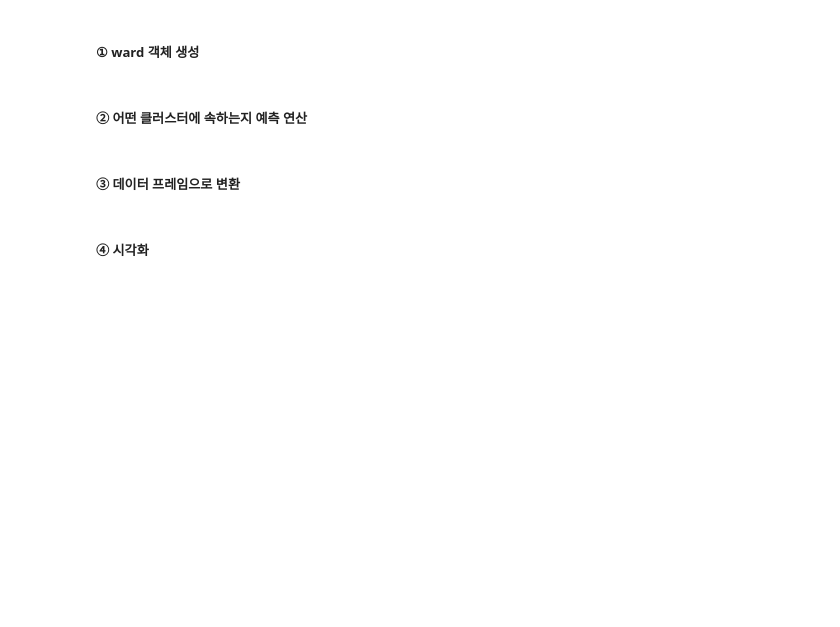
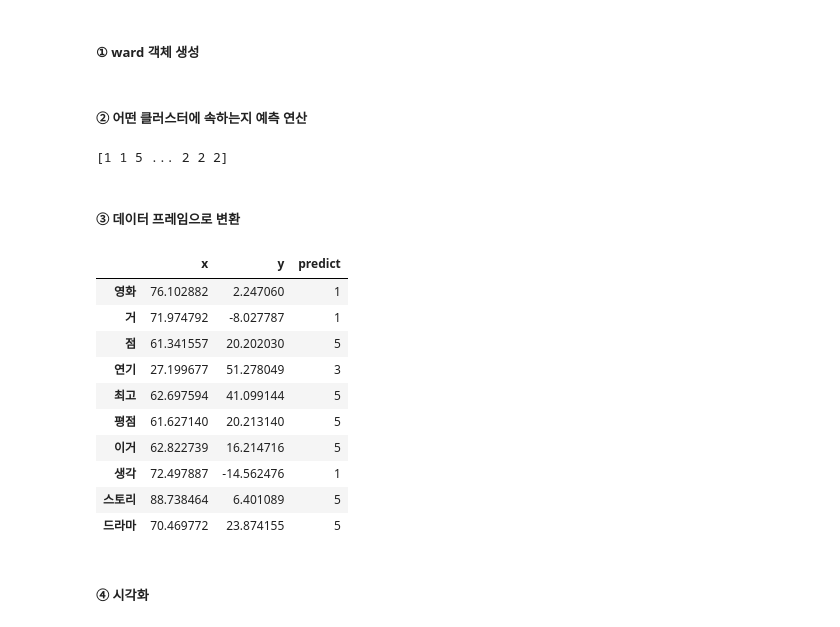
Before and after one commit to yooleene/Level2_office, a Jupyter notebook: M4.5_비정형 데이터 분석_군집 분석.ipynb, the cells around one changed output. Saved outputs shown, nothing was run; the diff lists cells and outputs as text; code cells hidden in the pictures; blank space fills up the shorter version.

```diff
--- a/M4.5_비정형 데이터 분석_군집 분석.ipynb
+++ b/M4.5_비정형 데이터 분석_군집 분석.ipynb
@@ -292,6 +328,27 @@ from sklearn.cluster import AgglomerativeClustering
 # %% [markdown]
 ##### ② 어떤 클러스터에 속하는지 예측 연산
+# %%
+predict = ward.fit_predict(df)
+print(predict)
+# %% [output]
+[1 1 5 ... 2 2 2]
 # %% [markdown]
 ##### ③ 데이터 프레임으로 변환
+# %%
+result = df
+result['predict'] = predict
+result[:10]
+# %% [output]
+|  | x | y | predict |
+| 영화 | 76.102882 | 2.247060 | 1 |
+| 거 | 71.974792 | -8.027787 | 1 |
+| 점 | 61.341557 | 20.202030 | 5 |
+| 연기 | 27.199677 | 51.278049 | 3 |
+| 최고 | 62.697594 | 41.099144 | 5 |
+| 평점 | 61.627140 | 20.213140 | 5 |
+| 이거 | 62.822739 | 16.214716 | 5 |
+| 생각 | 72.497887 | -14.562476 | 1 |
+| 스토리 | 88.738464 | 6.401089 | 5 |
+| 드라마 | 70.469772 | 23.874155 | 5 |
 # %% [markdown]
 ##### ④ 시각화
```
Also changed, not shown: parts of 17 cells of this notebook.
